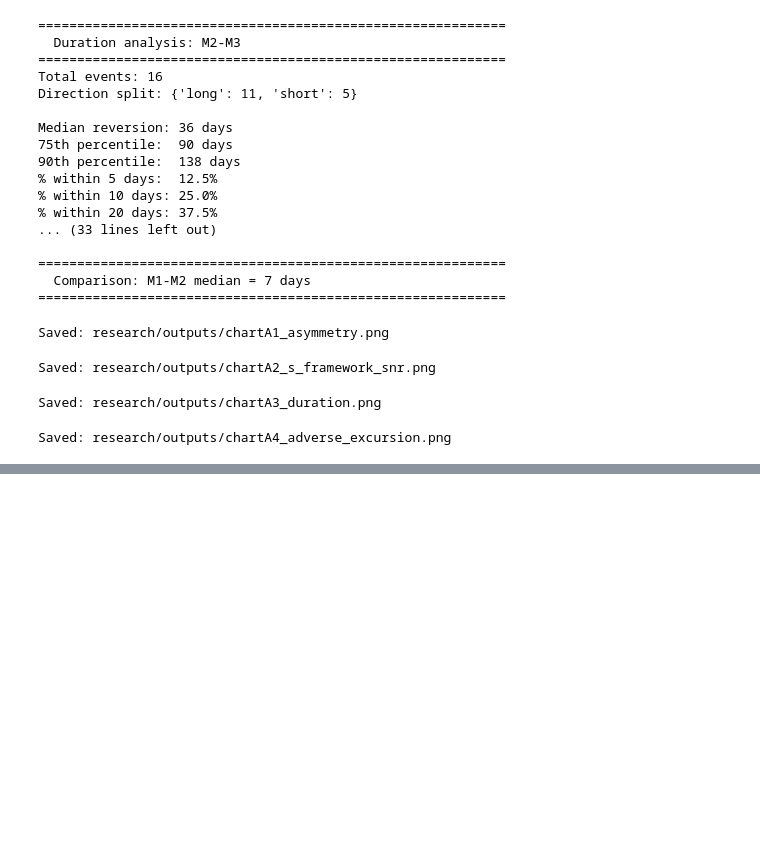
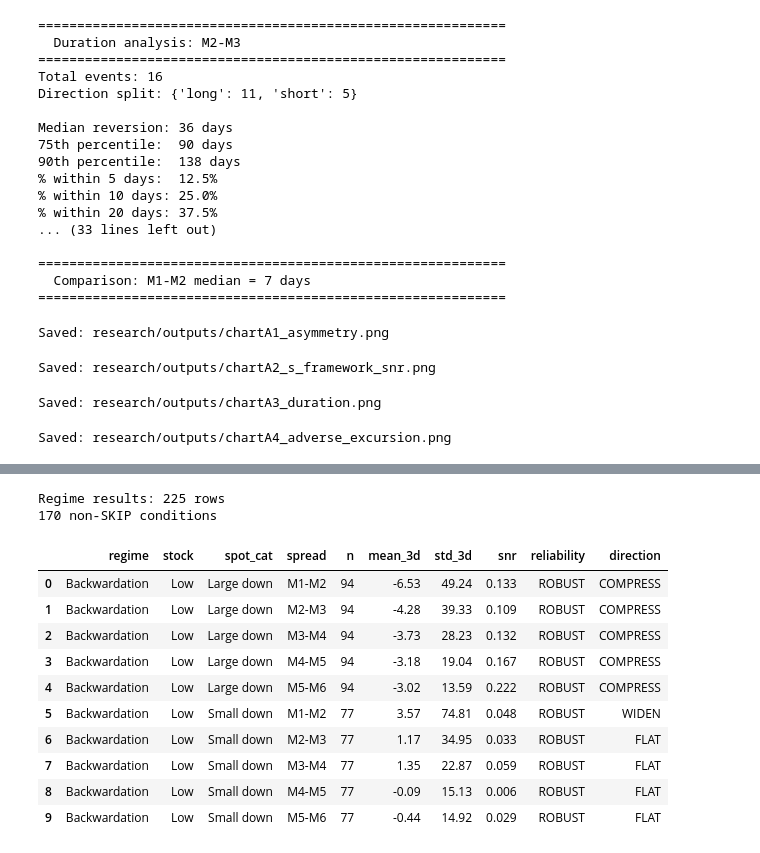
Before and after one commit to xhavier28/FCPO-Dashboard, a Jupyter notebook: research/FCPO_Spread_Research.ipynb, the cells around one changed output, grey strips where cells are left out. Saved outputs shown, nothing was run; the diff lists cells and outputs as text; code cells hidden in the pictures; blank space fills up the shorter version.

Commit message:
feat: add full movement map & text summary cells (R1-R5) to spread research
Co-Authored-By: Claude Opus 4.6 <noreply@anthropic.com>

```diff
--- a/research/FCPO_Spread_Research.ipynb
+++ b/research/FCPO_Spread_Research.ipynb
@@ -2672,0 +2737,52 @@ display(Markdown(summary))
+# %%
+# Cell R2 — Regime-split movement map
+# Same computation but split by regime.
+
+regime_results = []
+for regime in ['Backwardation','Contango','Transition']:
+    for stock in stock_order:
+        for spot in spot_order:
+            mask = (
+                (df['regime']==regime) &
+                (df['stock_level']==stock) &
+                (df['spot_cat']==spot)
+            )
+            sub = df[mask]
+            for sp, label in zip(spread_pairs, spread_labels):
+                col  = f'{sp}_fwd3'
+                vals = sub[col].dropna() if col in df.columns else pd.Series()
+                n    = len(vals)
+                mean = round(vals.mean(),2) if n >= 3 else None
+                std  = round(vals.std(),2)  if n >= 3 else None
+                snr  = round(abs(mean)/std,3) if (mean is not None and std and std>0) else None
+                regime_results.append({
+                    'regime':      regime,
+                    'stock':       stock,
+                    'spot_cat':    spot,
+                    'spread':      label,
+                    'n':           n,
+                    'mean_3d':     mean,
+                    'std_3d':      std,
+                    'snr':         snr,
+                    'reliability': reliability(n),
+                    'direction':   direction(mean)
+                })
+
+regime_df = pd.DataFrame(regime_results)
+print(f"Regime results: {len(regime_df)} rows")
+print(regime_df[regime_df['reliability']!='SKIP'].shape[0], "non-SKIP conditions")
+regime_df.head(10)
+# %% [output]
+Regime results: 225 rows
+170 non-SKIP conditions
+|  | regime | stock | spot_cat | spread | n | mean_3d | std_3d | snr | reliability | direction |
+| 0 | Backwardation | Low | Large down | M1-M2 | 94 | -6.53 | 49.24 | 0.133 | ROBUST | COMPRESS |
+| 1 | Backwardation | Low | Large down | M2-M3 | 94 | -4.28 | 39.33 | 0.109 | ROBUST | COMPRESS |
+| 2 | Backwardation | Low | Large down | M3-M4 | 94 | -3.73 | 28.23 | 0.132 | ROBUST | COMPRESS |
+| 3 | Backwardation | Low | Large down | M4-M5 | 94 | -3.18 | 19.04 | 0.167 | ROBUST | COMPRESS |
+| 4 | Backwardation | Low | Large down | M5-M6 | 94 | -3.02 | 13.59 | 0.222 | ROBUST | COMPRESS |
+| 5 | Backwardation | Low | Small down | M1-M2 | 77 | 3.57 | 74.81 | 0.048 | ROBUST | WIDEN |
+| 6 | Backwardation | Low | Small down | M2-M3 | 77 | 1.17 | 34.95 | 0.033 | ROBUST | FLAT |
+| 7 | Backwardation | Low | Small down | M3-M4 | 77 | 1.35 | 22.87 | 0.059 | ROBUST | FLAT |
+| 8 | Backwardation | Low | Small down | M4-M5 | 77 | -0.09 | 15.13 | 0.006 | ROBUST | FLAT |
+| 9 | Backwardation | Low | Small down | M5-M6 | 77 | -0.44 | 14.92 | 0.029 | ROBUST | FLAT |
```
Also changed, not shown: parts of 31 cells of this notebook, 1 other file.
